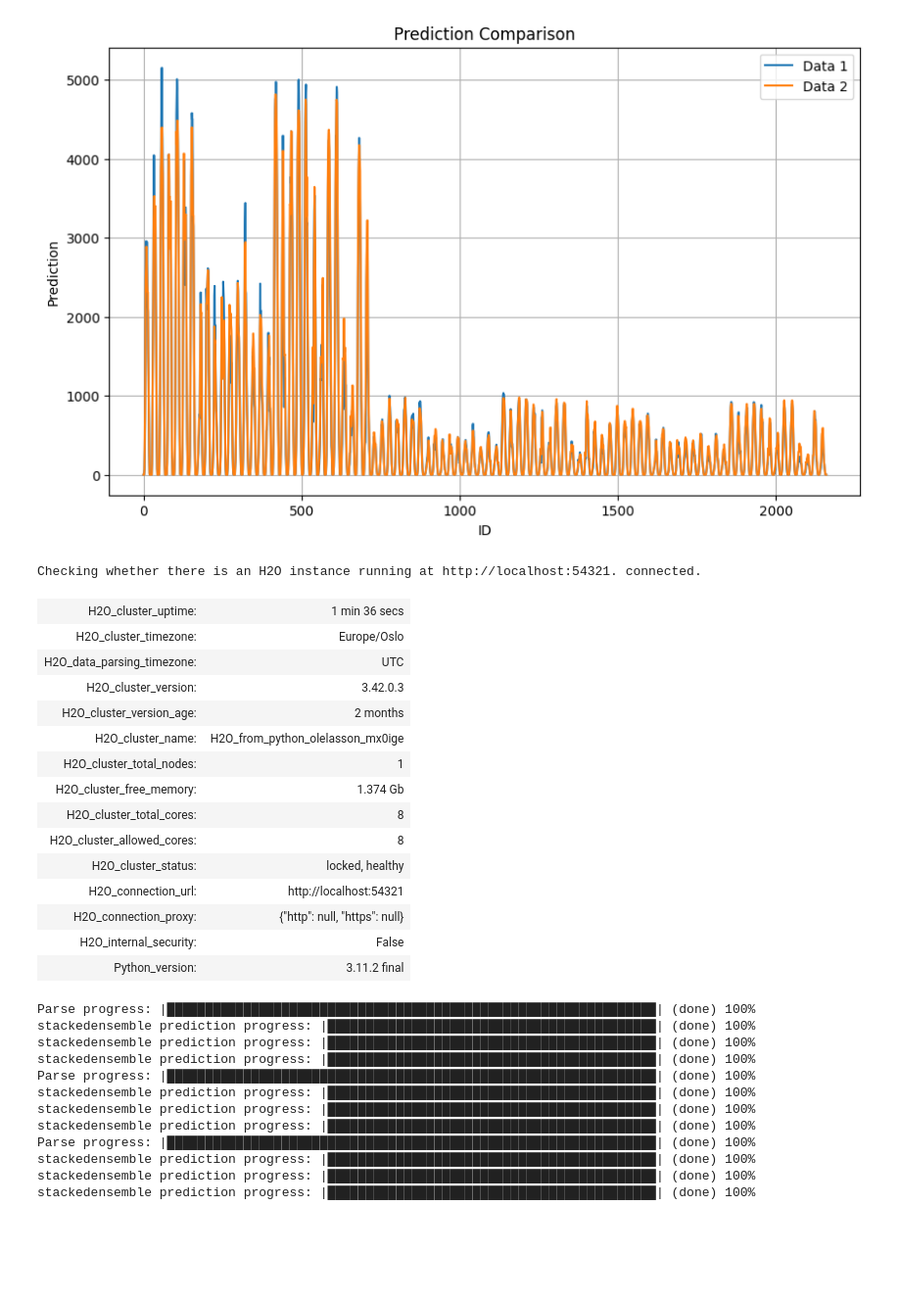
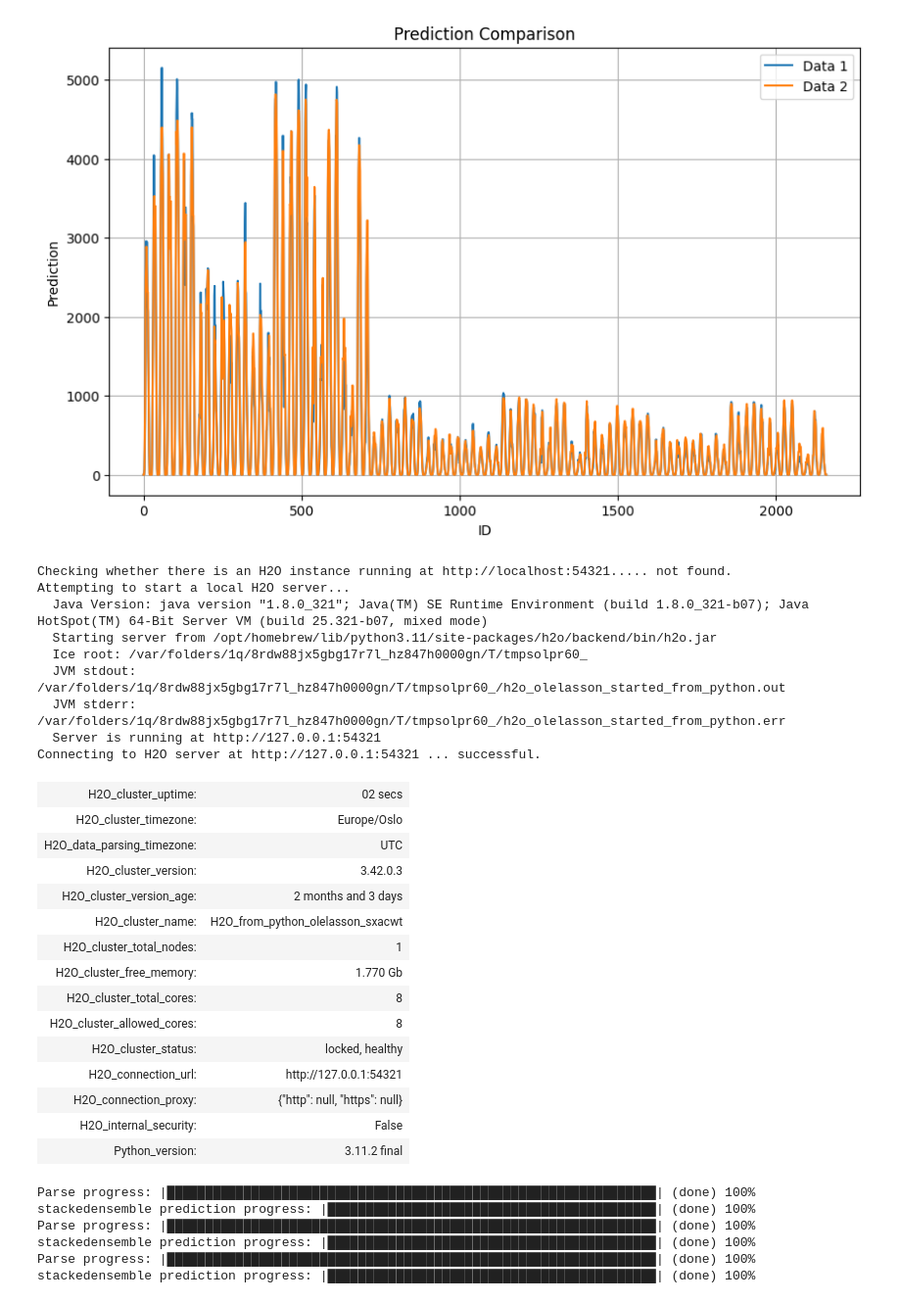
Before and after one commit to J-Ness/Solar-Energy-Production-Forecasting, a Jupyter notebook: data/automl.ipynb, the cells around one changed output. Shown at 98% size. Saved outputs shown, nothing was run; the diff lists cells and outputs as text; code cells hidden in the pictures; blank space fills up the shorter version.

```diff
--- a/data/automl.ipynb
+++ b/data/automl.ipynb
@@ -544,7 +591,7 @@ def train(model):
     # import autoML from H2O
     from h2o.automl import H2OAutoML
     # callh20automl  function
-    aml = H2OAutoML(max_runtime_secs = 300,
+    aml = H2OAutoML(max_runtime_secs = 120,
                     sort_metric='MAE'
     )
     # train model and record time % time
@@ -917,87 +964,84 @@ Index(['id', 'prediction'], dtype='object')
 Index(['id', 'predict'], dtype='object')
 [figure]
 # %%
+
+x_test_a = model1.preprocessing_X_test(X_test_estimated_a)
+x_test_a.to_csv('proc_test_data_a.csv')
+
+x_test_b = model1.preprocessing_X_test(X_test_estimated_b)
+x_test_b.to_csv('proc_test_data_b.csv')
+
+
+x_test_c = model1.preprocessing_X_test(X_test_estimated_c)
+x_test_c.to_csv('proc_test_data_c.csv')
 
 h2o.init()
 model_a1 = h2o.upload_model(my_local_model_A1)
-model_a2 = h2o.upload_model(my_local_model_A2)
-model_a3 = h2o.upload_model(my_local_model_A3)
 #model = h2o.get_model(model_a)
 
 
-x_test_a = preprocessing_X_test(X_test_estimated_a)
+
 
 est_test_a = h2o.H2OFrame(x_test_a)
 
 preds_a1 = model_a1.predict(est_test_a)
 preds_df_a1 = preds_a1.as_data_frame()
-preds_a2 = model_a2.predict(est_test_a)
-preds_df_a2 = preds_a2.as_data_frame()
-preds_a3 = model_a3.predict(est_test_a)
-preds_df_a3 = preds_a3.as_data_frame()
+
 
 
 model_b1 = h2o.upload_model(my_local_model_B1)
-model_b2 = h2o.upload_model(my_local_model_B2)
-model_b3 = h2o.upload_model(my_local_model_B3)
+
 #model = h2o.get_model(model_b)
 
-x_test_b = preprocessing_X_test(X_test_estimated_b)
+
 
 est_test_b = h2o.H2OFrame(x_test_b)
 
 preds_b1 = model_b1.predict(est_test_b)
 preds_df_b1 = preds_b1.as_data_frame()
-preds_b2 = model_b2.predict(est_test_b)
-preds_df_b2 = preds_b2.as_data_frame()
-preds_b3 = model_b3.predict(est_test_b)
-preds_df_b3 = preds_b3.as_data_frame()
 
 
 model_c1 = h2o.upload_model(my_local_model_C1)
-model_c2 = h2o.upload_model(my_local_model_C2)
-model_c3 = h2o.upload_model(my_local_model_C3)
+
 #model = h2o.get_model(model_c)
 
-x_test_c = preprocessing_X_test(X_test_estimated_c)
+
 
 est_test_c = h2o.H2OFrame(x_test_c)
 
 preds_c1 = model_c1.predict(est_test_c)
 preds_df_c1 = preds_c1.as_data_frame()
-preds_c2 = model_c2.predict(est_test_c)
-preds_df_c2 = preds_c2.as_data_frame()
-preds_c3 = model_c3.predict(est_test_c)
-preds_df_c3 = preds_c3.as_data_frame()
 # %% [output]
-Checking whether there is an H2O instance running at http://localhost:54321. connected.
+Checking whether there is an H2O instance running at http://localhost:54321..... not found.
+Attempting to start a local H2O server...
+  Java Version: java version "1.8.0_321"; Java(TM) SE Runtime Environment (build 1.8.0_321-b07); Java HotSpot(TM) 64-Bit Server VM (build 25.321-b07, mixed mode)
+  Starting server from /opt/homebrew/lib/python3.11/site-packages/h2o/backend/bin/h2o.jar
+  Ice root: /var/folders/1q/8rdw88jx5gbg17r7l_hz847h0000gn/T/tmpsolpr60_
+  JVM stdout: /var/folders/1q/8rdw88jx5gbg17r7l_hz847h0000gn/T/tmpsolpr60_/h2o_olelasson_started_from_python.out
+  JVM stderr: /var/folders/1q/8rdw88jx5gbg17r7l_hz847h0000gn/T/tmpsolpr60_/h2o_olelasson_started_from_python.err
+  Server is running at http://127.0.0.1:54321
+Connecting to H2O server at http://127.0.0.1:54321 ... successful.
-| H2O_cluster_uptime: | 1 min 36 secs |
+| H2O_cluster_uptime: | 02 secs |
 | H2O_cluster_timezone: | Europe/Oslo |
 | H2O_data_parsing_timezone: | UTC |
 | H2O_cluster_version: | 3.42.0.3 |
-| H2O_cluster_version_age: | 2 months |
-| H2O_cluster_name: | H2O_from_python_olelasson_mx0ige |
+| H2O_cluster_version_age: | 2 months and 3 days |
+| H2O_cluster_name: | H2O_from_python_olelasson_sxacwt |
 | H2O_cluster_total_nodes: | 1 |
-| H2O_cluster_free_memory: | 1.374 Gb |
+| H2O_cluster_free_memory: | 1.770 Gb |
 | H2O_cluster_total_cores: | 8 |
 | H2O_cluster_allowed_cores: | 8 |
 | H2O_cluster_status: | locked, healthy |
-| H2O_connection_url: | http://localhost:54321 |
+| H2O_connection_url: | http://127.0.0.1:54321 |
 | H2O_connection_proxy: | {"http": null, "https": null} |
 | H2O_internal_security: | False |
 | Python_version: | 3.11.2 final |
 Parse progress: |████████████████████████████████████████████████████████████████| (done) 100%
-stackedensemble prediction progress: |███████████████████████████████████████████| (done) 100%
-stackedensemble prediction progress: |███████████████████████████████████████████| (done) 100%
 stackedensemble prediction progress: |███████████████████████████████████████████| (done) 100%
 Parse progress: |████████████████████████████████████████████████████████████████| (done) 100%
 stackedensemble prediction progress: |███████████████████████████████████████████| (done) 100%
-stackedensemble prediction progress: |███████████████████████████████████████████| (done) 100%
-stackedensemble prediction progress: |███████████████████████████████████████████| (done) 100%
 Parse progress: |████████████████████████████████████████████████████████████████| (done) 100%
 stackedensemble prediction progress: |███████████████████████████████████████████| (done) 100%
-stackedensemble prediction progress: |███████████████████████████████████████████| (done) 100%
-stackedensemble prediction progress: |███████████████████████████████████████████| (done) 100%
 # %%
 
 
```
Also changed, not shown: parts of 5 cells of this notebook, 26 other files.
